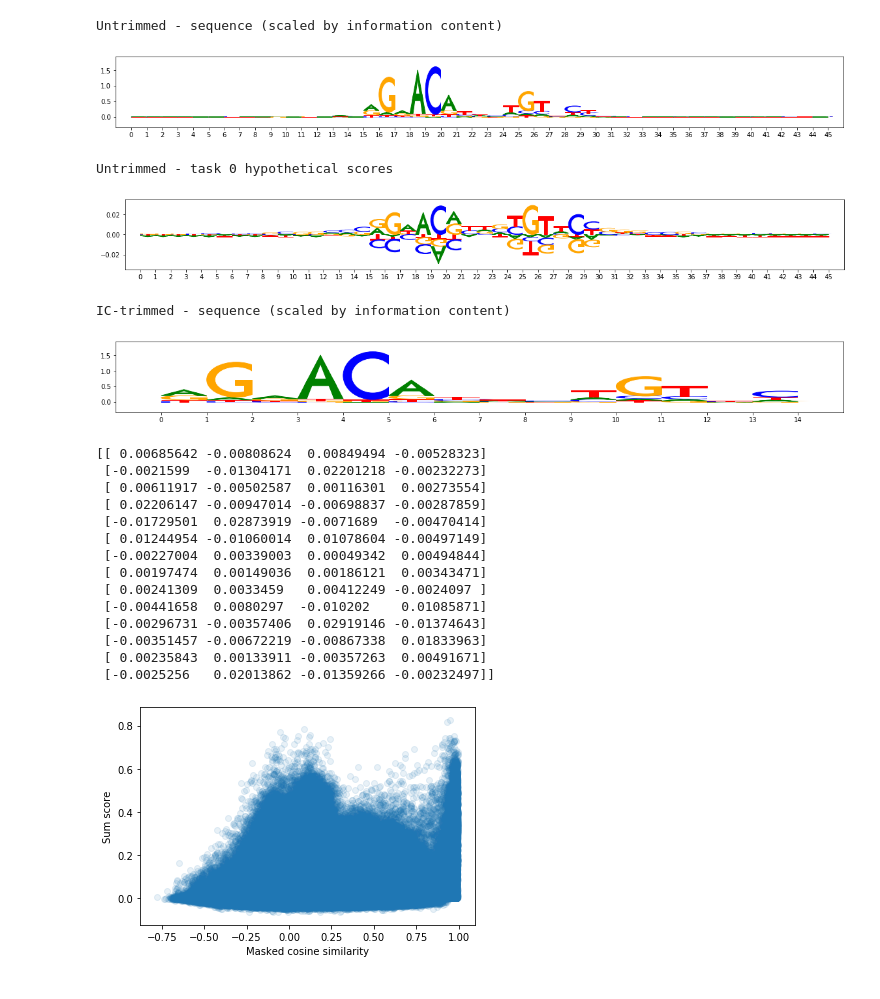
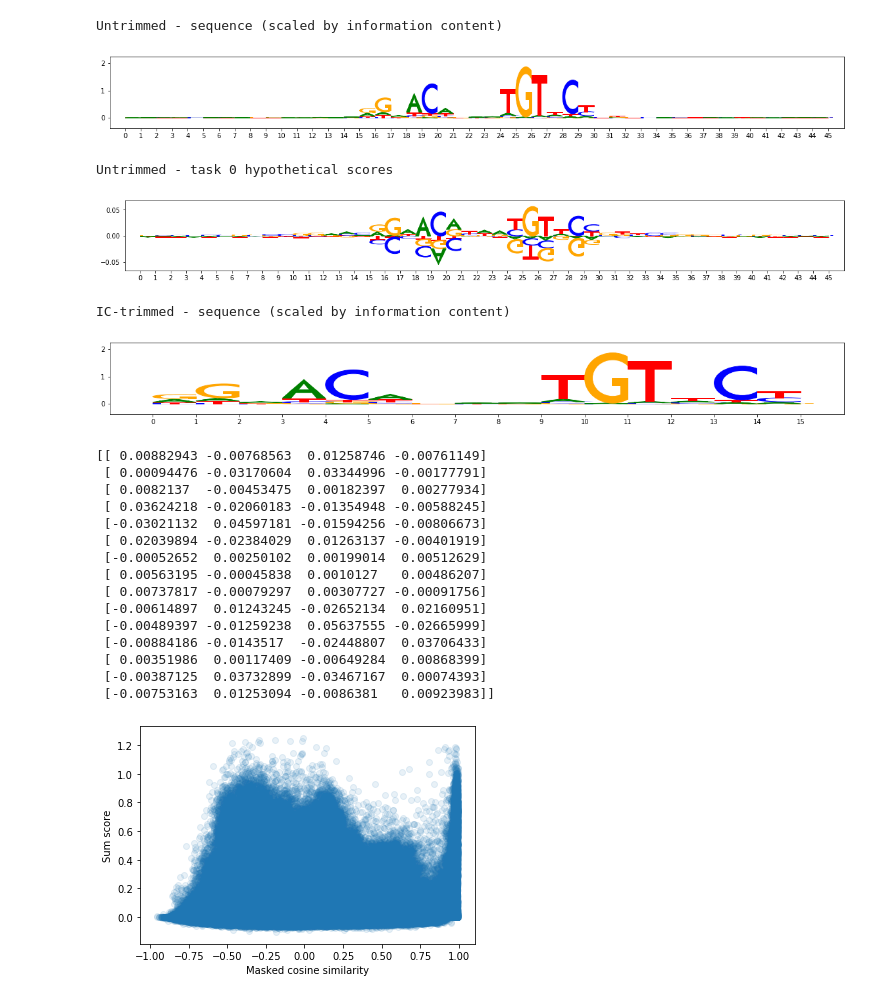
Before and after one commit to kundajelab/pho4, a Jupyter notebook: imp_pair_analysis_GR_counts.ipynb, the cells around one changed output. Drawn from its saved outputs; the diff is of its cells as text; code cells hidden in the pictures.

```diff
--- a/imp_pair_analysis_GR_counts.ipynb
+++ b/imp_pair_analysis_GR_counts.ipynb
@@ -38,9 +38,9 @@ WARNING:tensorflow:From /users/amr1/miniconda3/envs/basepair/lib/python3.6/site-
 
 TF-MoDISco is using the TensorFlow backend.
 # %%
-all_post_counts_hypimps = np.load("/users/amr1/pho4/data/imp-scores/gr/post_counts_hypimps.npy")
-all_post_counts_actualimps = np.load("/users/amr1/pho4/data/imp-scores/gr/post_counts_actualimps.npy")
-all_seqs = np.load("/users/amr1/pho4/data/imp-scores/gr/seqs.npy")
+all_post_counts_hypimps = np.load("/users/amr1/pho4/data/imp-scores/gr_big/post_counts_hypimps.npy")
+all_post_counts_actualimps = np.load("/users/amr1/pho4/data/imp-scores/gr_big/post_counts_actualimps.npy")
+all_seqs = np.load("/users/amr1/pho4/data/imp-scores/gr_big/seqs.npy")
 # %%
 track_set = modisco.tfmodisco_workflow.workflow.prep_track_set(
                 task_names=["task0"],
@@ -48,47 +48,48 @@ track_set = modisco.tfmodisco_workflow.workflow.prep_track_set(
                 hypothetical_contribs={"task0": all_post_counts_hypimps},
                 one_hot=all_seqs)
 
-grp = h5py.File("data/modisco/gr/task0_counts_results.hdf5","r")
+grp = h5py.File("data/modisco/gr_big/task0_counts_results.hdf5","r")
 loaded_tfmodisco_results =\
     workflow.TfModiscoResults.from_hdf5(grp, track_set=track_set)
 grp.close()
 # %%
 background = np.array([0.27, 0.23, 0.23, 0.27])
 untrimmed_pattern = (
     loaded_tfmodisco_results
     .metacluster_idx_to_submetacluster_results["metacluster_1"]
-    .seqlets_to_patterns_result.patterns[0])
+    .seqlets_to_patterns_result.patterns[1])
 print("Untrimmed - sequence (scaled by information content)")
 viz_sequence.plot_weights(viz_sequence.ic_scale(untrimmed_pattern["sequence"].fwd, background=background))
 print("Untrimmed - task 0 hypothetical scores")
 viz_sequence.plot_weights(untrimmed_pattern["task0_hypothetical_contribs"].fwd)
 trimmed = untrimmed_pattern.trim_by_ic(ppm_track_name="sequence", background=background, threshold=0.3)
 print("IC-trimmed - sequence (scaled by information content)")
 viz_sequence.plot_weights(viz_sequence.ic_scale(trimmed["sequence"].fwd, background=background))
 # %% [output]
 Untrimmed - sequence (scaled by information content)
-[figure, old version]
+[figure, new version]
 Untrimmed - task 0 hypothetical scores
-[figure, old version]
+[figure, new version]
 IC-trimmed - sequence (scaled by information content)
-[figure, old version]
+[figure, new version]
 # %%
 print(trimmed["task0_hypothetical_contribs"].fwd)
 # %% [output]
-[[ 0.00685642 -0.00808624  0.00849494 -0.00528323]
- [-0.0021599  -0.01304171  0.02201218 -0.00232273]
- [ 0.00611917 -0.00502587  0.00116301  0.00273554]
- [ 0.02206147 -0.00947014 -0.00698837 -0.00287859]
- [-0.01729501  0.02873919 -0.0071689  -0.00470414]
- [ 0.01244954 -0.01060014  0.01078604 -0.00497149]
- [-0.00227004  0.00339003  0.00049342  0.00494844]
- [ 0.00197474  0.00149036  0.00186121  0.00343471]
- [ 0.00241309  0.0033459   0.00412249 -0.0024097 ]
- [-0.00441658  0.0080297  -0.010202    0.01085871]
- [-0.00296731 -0.00357406  0.02919146 -0.01374643]
- [-0.00351457 -0.00672219 -0.00867338  0.01833963]
- [ 0.00235843  0.00133911 -0.00357263  0.00491671]
- [-0.0025256   0.02013862 -0.01359266 -0.00232497]]
+[[ 0.00882943 -0.00768563  0.01258746 -0.00761149]
+ [ 0.00094476 -0.03170604  0.03344996 -0.00177791]
+ [ 0.0082137  -0.00453475  0.00182397  0.00277934]
+ [ 0.03624218 -0.02060183 -0.01354948 -0.00588245]
+ [-0.03021132  0.04597181 -0.01594256 -0.00806673]
+ [ 0.02039894 -0.02384029  0.01263137 -0.00401919]
+ [-0.00052652  0.00250102  0.00199014  0.00512629]
+ [ 0.00563195 -0.00045838  0.0010127   0.00486207]
+ [ 0.00737817 -0.00079297  0.00307727 -0.00091756]
+ [-0.00614897  0.01243245 -0.02652134  0.02160951]
+ [-0.00489397 -0.01259238  0.05637555 -0.02665999]
+ [-0.00884186 -0.0143517  -0.02448807  0.03706433]
+ [ 0.00351986  0.00117409 -0.00649284  0.00868399]
+ [-0.00387125  0.03732899 -0.03467167  0.00074393]
+ [-0.00753163  0.01253094 -0.0086381   0.00923983]]
 # %%
 imp_scores = all_post_counts_actualimps
 onehot_seq = np.array(all_seqs)
@@ -115,7 +116,7 @@ plt.xlabel("Masked cosine similarity")
 plt.ylabel("Sum score")
 plt.show()
 # %% [output]
-[figure, old version]
+[figure, new version]
 # %%
 plt.hist(masked_cosine_sim.ravel(), bins=100, density=True)
 plt.xlabel("Masked cosine similarity")
```
Also changed, not shown: parts of 19 cells of this notebook, 2 other files.
